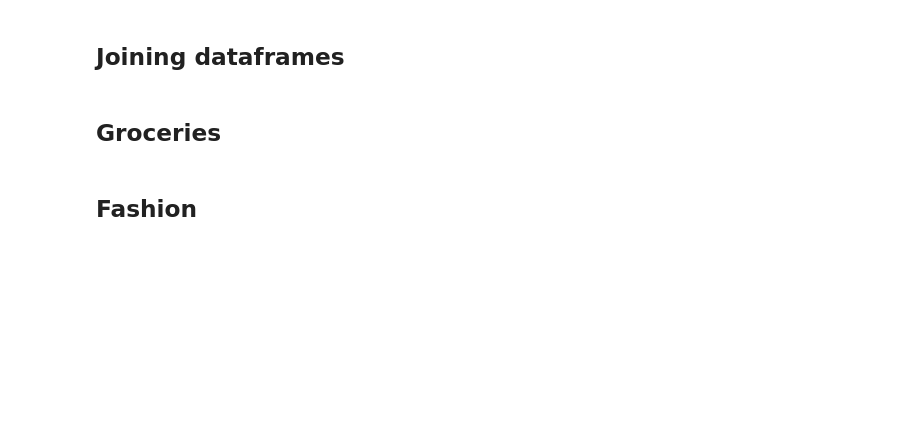
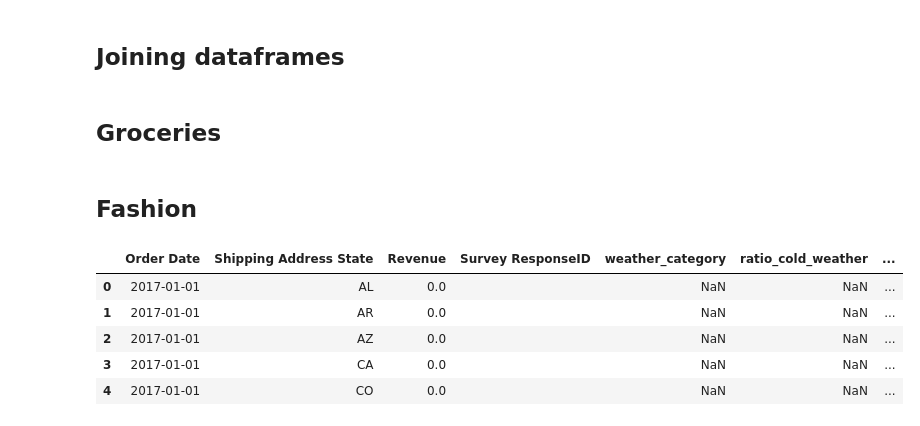
Before and after one commit to MoritzBaldauf/Bachelor_Thesis_Code, a Jupyter notebook: Data_Processing.ipynb, the cells around one changed output. Drawn from its saved outputs; the diff is of its cells as text; code cells hidden in the pictures; blank space fills up the shorter version.

```diff
--- a/Data_Processing.ipynb
+++ b/Data_Processing.ipynb
@@ -515,5 +515,14 @@ fashion_combined_final["Revenue"] = fashion_combined_final['Revenue'].fillna(0)
 fashion_combined_final["Survey ResponseID"] = fashion_combined_final["Survey ResponseID"].fillna("")
 
 fashion_combined_final  = fashion_combined_final[(fashion_combined_final['Order Date'] < '2023-03-21')]
+# %%
+fashion_combined_final.head()
+# %% [output]
+|  | Order Date | Shipping Address State | Revenue | Survey ResponseID | weather_category | ratio_cold_weather | ... |
+| 0 | 2017-01-01 | AL | 0.0 |  | NaN | NaN | ... |
+| 1 | 2017-01-01 | AR | 0.0 |  | NaN | NaN | ... |
+| 2 | 2017-01-01 | AZ | 0.0 |  | NaN | NaN | ... |
+| 3 | 2017-01-01 | CA | 0.0 |  | NaN | NaN | ... |
+| 4 | 2017-01-01 | CO | 0.0 |  | NaN | NaN | ... |
 # %%
 fashion_combined_final.to_csv('./data/fashion_data.csv')
```
Also changed, not shown: 1 other file.
